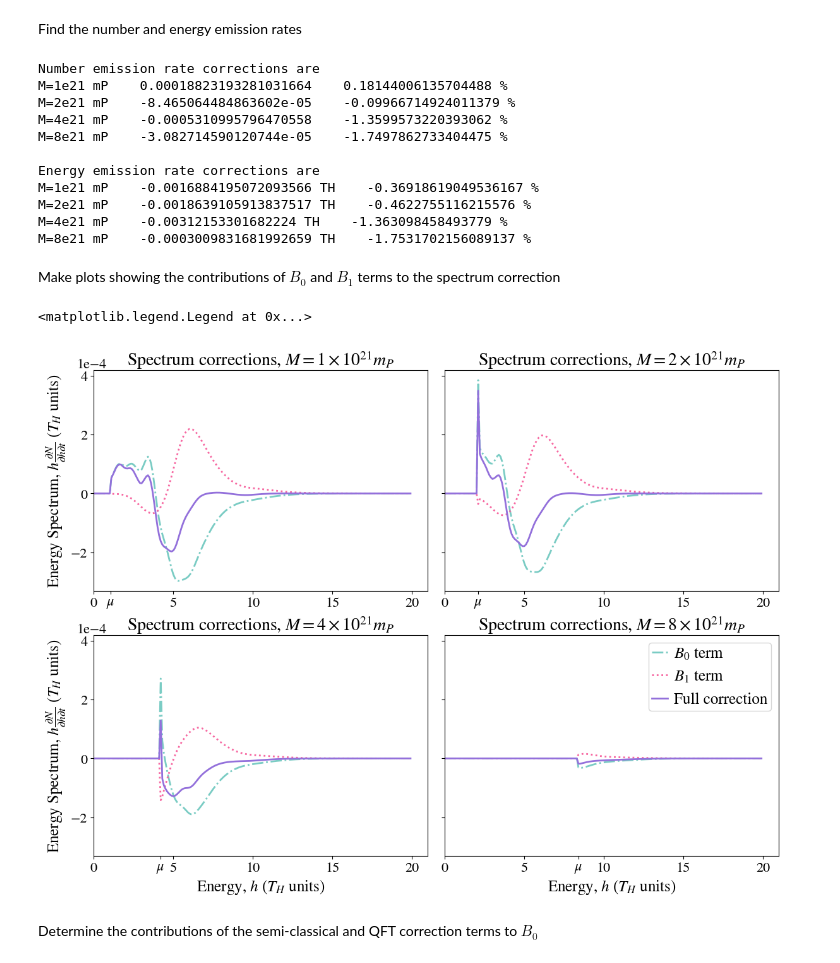
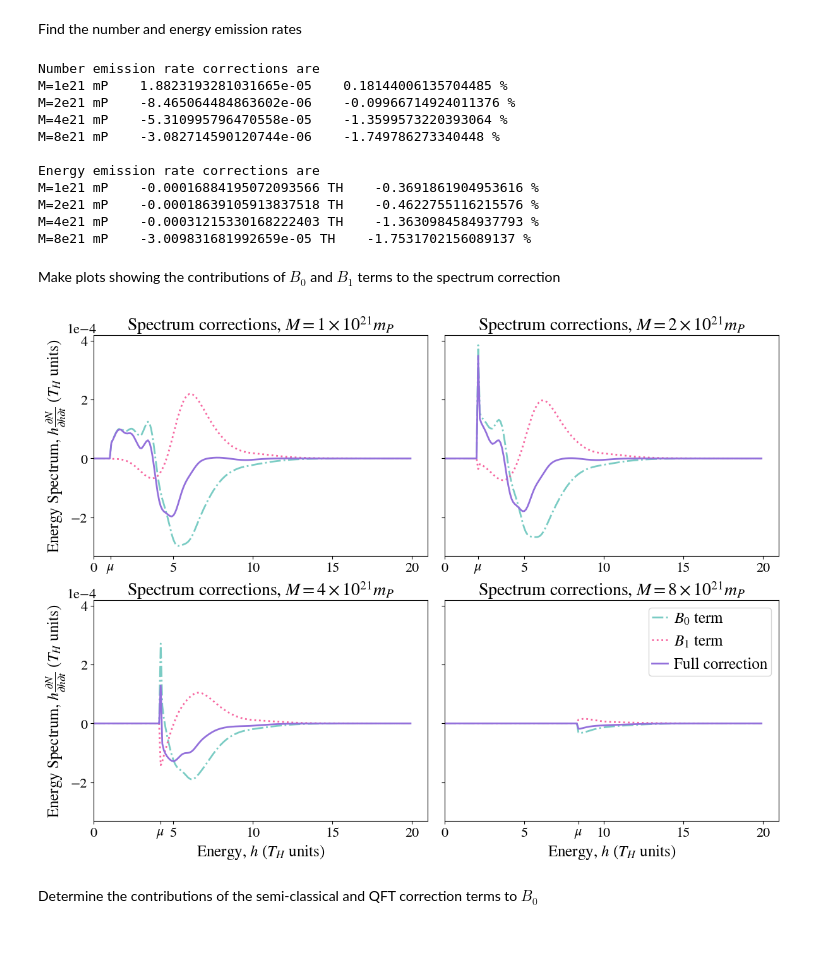
Before and after one commit to hirata10/PrimordialBlackHole, a Jupyter notebook: Transmission/transmission.ipynb, the cells around one changed output. Cells and saved outputs as stored; diff of their text form; code cells hidden in the pictures.

Commit message:
Updated notebook, includes exponent shift in plots

```diff
--- a/Transmission/transmission.ipynb
+++ b/Transmission/transmission.ipynb
@@ -751,12 +751,12 @@ hdNdtOalist=np.zeros(4)
 dNdtO1list=np.zeros(4)
 hdNdtO1list=np.zeros(4)
 for i in range(4):
-    dNdtOalist[i]=np.sum(specarray[i])
-    dNdtO1list[i]=np.sum(tuarray[i])
+    dNdtOalist[i]=np.sum(specarray[i])*0.1
+    dNdtO1list[i]=np.sum(tuarray[i])*0.1
     hdNdtOa=harray[i]*specarray[i]*(8*np.pi*mlist[i])
     hdNdtO1=harray[i]*tuarray[i]*(8*np.pi*mlist[i])
-    hdNdtOalist[i]=np.sum(hdNdtOa)
-    hdNdtO1list[i]=np.sum(hdNdtO1)
+    hdNdtOalist[i]=np.sum(hdNdtOa)*0.1
+    hdNdtO1list[i]=np.sum(hdNdtO1)*0.1
 print("Number emission rate corrections are\n"
       +"M=1e21 mP    "+str(dNdtOalist[0])+"    "+str(dNdtOalist[0]/(dNdtOalist[0]+dNdtO1list[0])*100)+" %\n"
       +"M=2e21 mP    "+str(dNdtOalist[1])+"    "+str(dNdtOalist[1]/(dNdtOalist[1]+dNdtO1list[1])*100)+" %\n"
@@ -771,16 +771,16 @@ print("Energy emission rate corrections are\n"
       )
 # %% [output]
 Number emission rate corrections are
-M=1e21 mP    0.00018823193281031664    0.18144006135704488 %
-M=2e21 mP    -8.465064484863602e-05    -0.09966714924011379 %
-M=4e21 mP    -0.0005310995796470558    -1.3599573220393062 %
-M=8e21 mP    -3.082714590120744e-05    -1.7497862733404475 %
+M=1e21 mP    1.8823193281031665e-05    0.18144006135704485 %
+M=2e21 mP    -8.465064484863602e-06    -0.09966714924011376 %
+M=4e21 mP    -5.310995796470558e-05    -1.3599573220393064 %
+M=8e21 mP    -3.082714590120744e-06    -1.749786273340448 %
 
 Energy emission rate corrections are
-M=1e21 mP    -0.0016884195072093566 TH    -0.36918619049536167 %
-M=2e21 mP    -0.0018639105913837517 TH    -0.4622755116215576 %
-M=4e21 mP    -0.00312153301682224 TH    -1.363098458493779 %
-M=8e21 mP    -0.0003009831681992659 TH    -1.7531702156089137 %
+M=1e21 mP    -0.00016884195072093566 TH    -0.3691861904953616 %
+M=2e21 mP    -0.00018639105913837518 TH    -0.4622755116215576 %
+M=4e21 mP    -0.00031215330168222403 TH    -1.3630984584937793 %
+M=8e21 mP    -3.009831681992659e-05 TH    -1.7531702156089137 %
 # %% [markdown]
 Make plots showing the contributions of $B_0$ and $B_1$ terms to the spectrum correction
 # %%
@@ -793,36 +793,35 @@ for i, axis in enumerate(ax):
     m = mlist[i]
     hlist= harray[i]
     b0=b0array[i]
     b1=b1array[i]
 
     axis.plot(hlist*(8*np.pi*m),b0*hlist*(8*np.pi*m),color=gnbu(0.5),linestyle='-.',lw=2)
     axis.plot(hlist*(8*np.pi*m),b1*hlist*(8*np.pi*m),color=rdpu(0.5),linestyle=':',lw=2)
     axis.plot(hlist*(8*np.pi*m),(b0+b1)*hlist*(8*np.pi*m),color='mediumpurple',linestyle='-',lw=2)
     #axis.axvline(x=mu*(8*np.pi*m),color="lightgray",alpha=0.4)
     axis.ticklabel_format(style='scientific',axis='y', scilimits=(0, 0))
     axis.set_title(r"Spectrum corrections, $M="+str(m)[0]+r"\times 10^{"+str(m)[3:5]+"} m_{P}$")
-    axis.yaxis.get_offset_text().set_position((-0.05, 0))
+    axis.yaxis.get_offset_text().set_position((-0.08, 0))
     axis.set_xlim(0,21)
 #set the x labels and x ticks
 axes[1][0].set_xlabel(r"Energy, $h$ ($T_H$ units)",fontsize=18)
 axes[1][1].set_xlabel(r"Energy, $h$ ($T_H$ units)",fontsize=18)
 axes[0][0].set_xticks([0,5,10,15,20,mu*(8*np.pi*1e21)])
 axes[0][0].set_xticklabels(["0","5","10","15","20",r'$\mu$'])
 axes[0][1].set_xticks([0,5,10,15,20,mu*(8*np.pi*2e21)])
 axes[0][1].set_xticklabels(["0","5","10","15","20",r'$\mu$'])
 axes[1][0].set_xticks([0,5,10,15,20,mu*(8*np.pi*4e21)])
 axes[1][0].set_xticklabels(["0","5","10","15","20",r'$\mu$'])
 axes[1][1].set_xticks([0,5,10,15,20,mu*(8*np.pi*8e21)])
 axes[1][1].set_xticklabels(["0","5","10","15","20",r'$\mu$'])
 #set the y labels
 axes[0][0].set_ylabel(r"Energy Spectrum, $h\frac{\partial N}{\partial h \partial t}$ ($T_H$ units)",fontsize=18)
 axes[1][0].set_ylabel(r"Energy Spectrum, $h\frac{\partial N}{\partial h \partial t}$ ($T_H$ units)",fontsize=18)
 axes[1][1].legend([r"$B_0$ term",r"$B_1$ term","Full correction"],fontsize=18,handlelength=1,handletextpad=0.4, borderpad=0.2)
 #plt.savefig("B0B1Breakdown.pdf", format='pdf')
 #plt.savefig("B0B1Breakdown.png", format='png')
 # %% [output]
-<matplotlib.legend.Legend at 0x...>
-[figure, old version]
+[figure, new version]
 # %% [markdown]
 Determine the contributions of the semi-classical and QFT correction terms to $B_0$
 # %%
```
Also changed, not shown: parts of 2 cells of this notebook.
